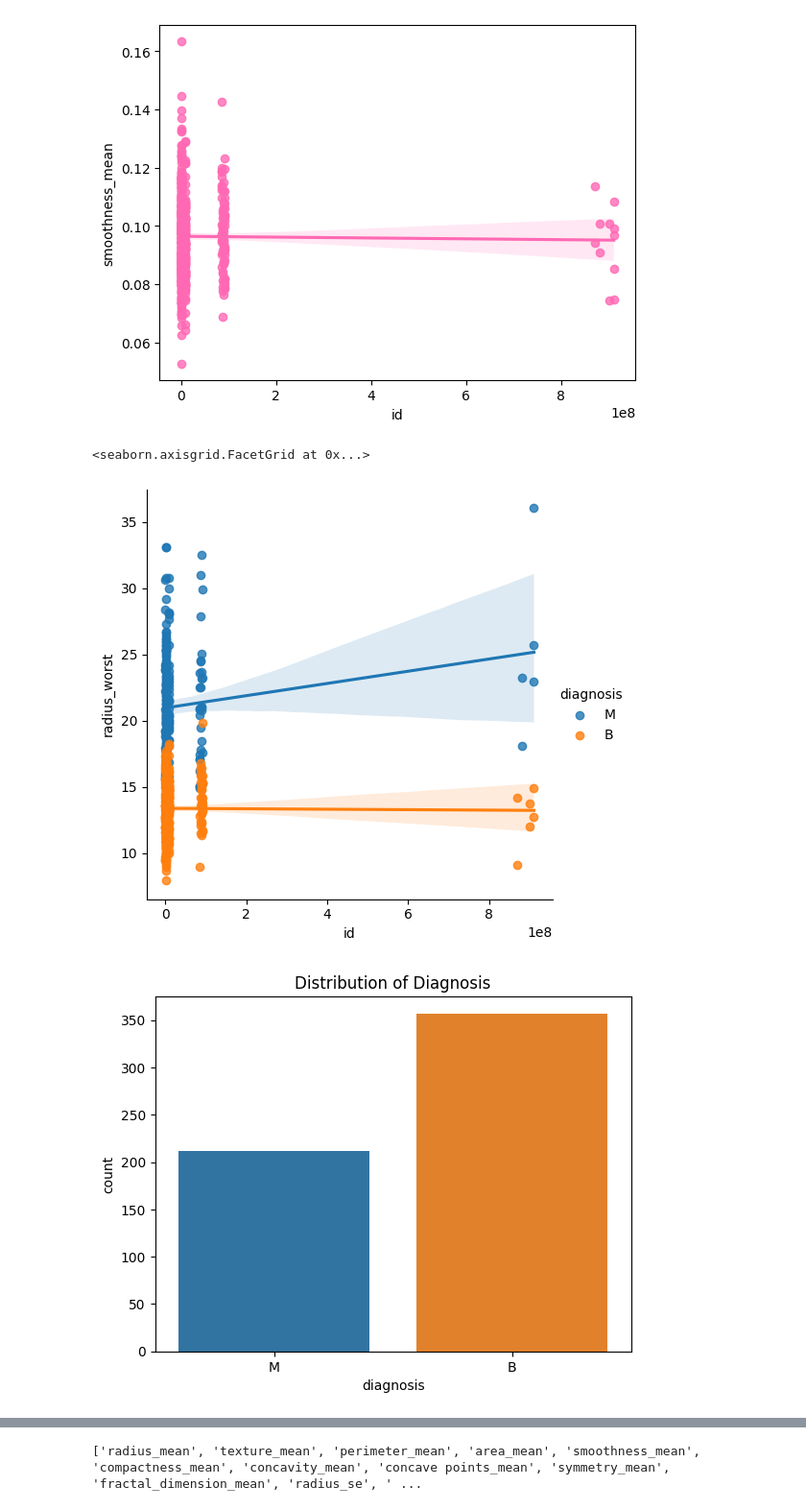
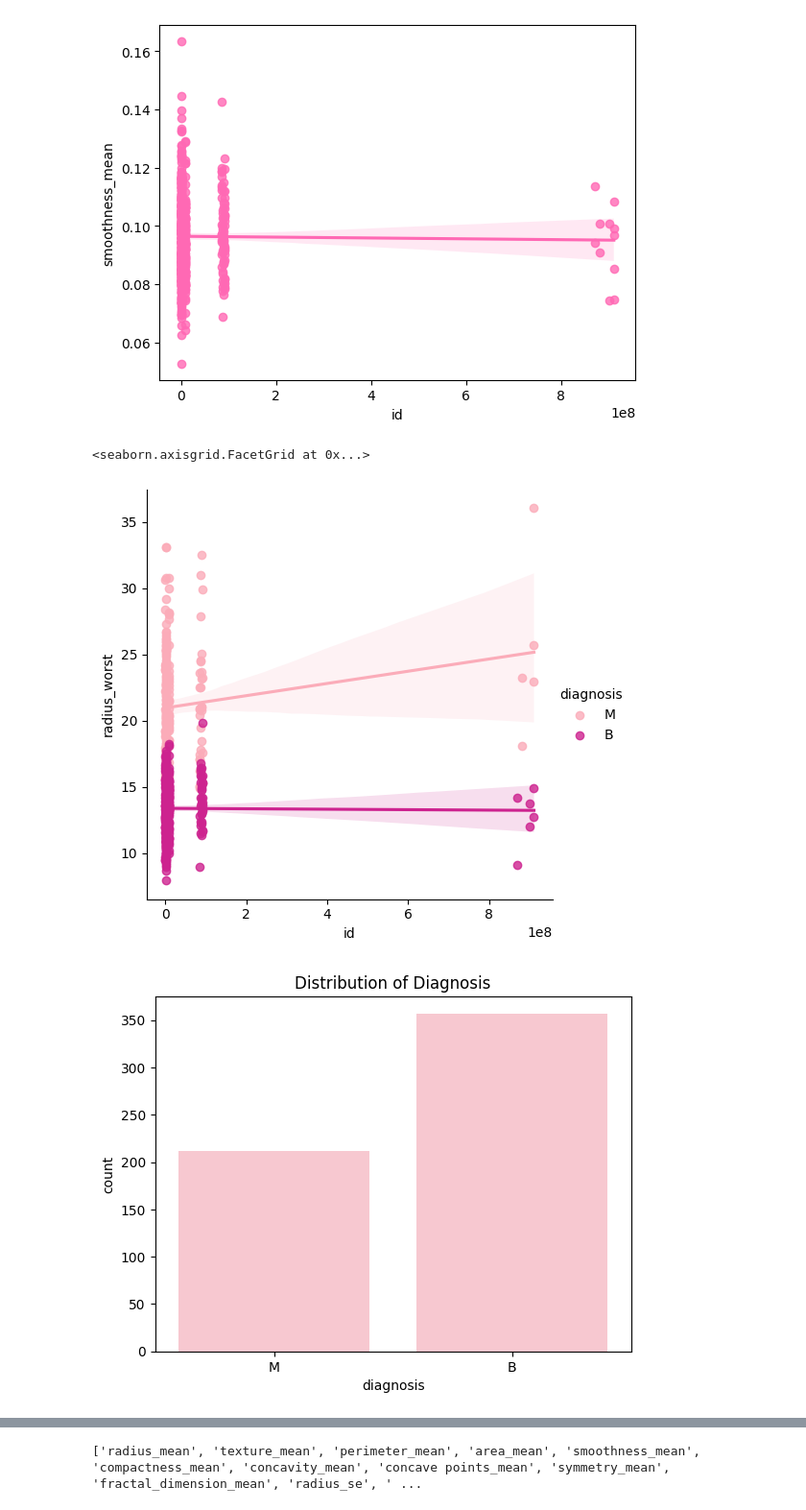
Before and after one commit to arimartorano/breastcanceranalysis, a Jupyter notebook: EDA.ipynb, the cells around one changed output, grey strips where cells are left out. Shown at 96% size. Cells and saved outputs as stored; diff of their text form; code cells hidden in the pictures.

Commit message:
eda graphs editing

```diff
--- a/EDA.ipynb
+++ b/EDA.ipynb
@@ -196,19 +197,20 @@ sns.regplot(x='id',y='smoothness_mean',data=breastcancerdf,color='#FF69B4')
 <AxesSubplot: xlabel='id', ylabel='smoothness_mean'>
 [figure]
 # %%
-sns.lmplot(x='id',y='radius_worst',data=breastcancerdf,hue='diagnosis')
+sns.set_palette("RdPu")
+sns.lmplot(x='id',y='radius_worst',data=breastcancerdf,hue='diagnosis', palette='RdPu')
 # %% [output]
 <seaborn.axisgrid.FacetGrid at 0x...>
-[figure, old version]
+[figure, new version]
 # %%
 
 
 # Visualize the distribution of the target variable 'diagnosis'
-sns.countplot(x='diagnosis', data=breastcancerdf)
+sns.countplot(x='diagnosis', data=breastcancerdf, color = 'pink')
 plt.title('Distribution of Diagnosis')
 plt.show()
 # %% [output]
-[figure, old version]
+[figure, new version]
 # %%
 # Display a pair plot for selected features
 
```
Also changed, not shown: parts of 4 cells of this notebook, 2 other files.
